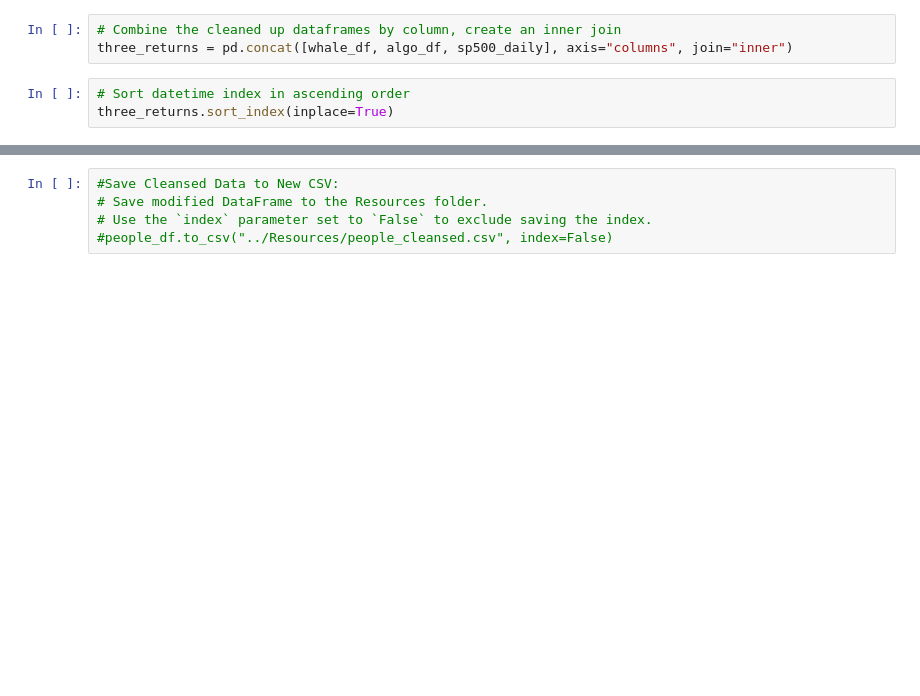
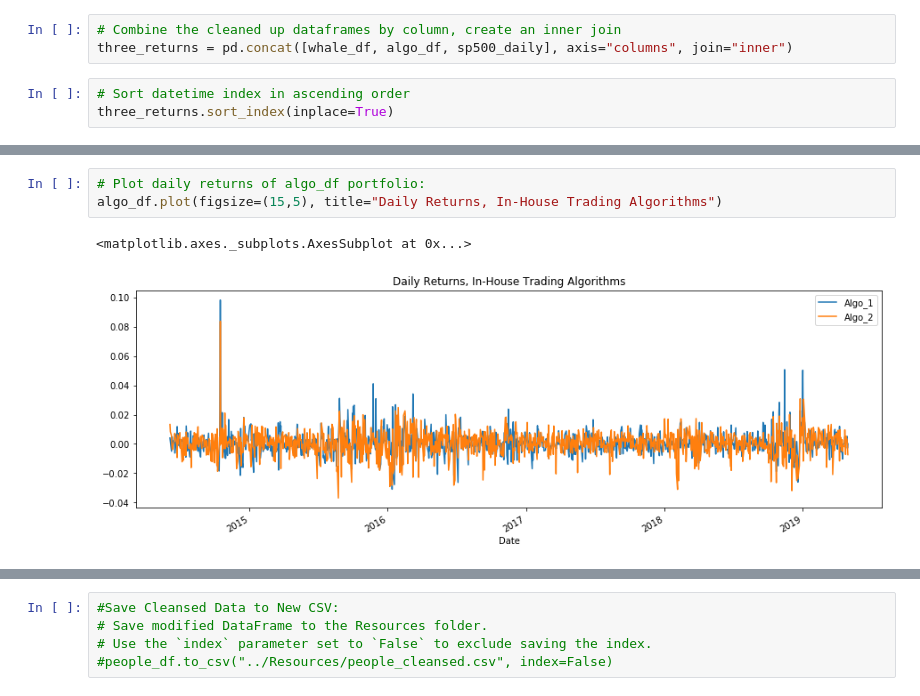
Before and after one commit to yrlbaker/Unit_4_HW, a Jupyter notebook: Whale_HW.ipynb, the cells around one changed output, grey strips where cells are left out. Cells and saved outputs as stored; diff of their text form; blank space fills up the shorter version.

```diff
--- a/Whale_HW.ipynb
+++ b/Whale_HW.ipynb
@@ -332,0 +358,6 @@ three_returns.head()
+# %%
+# Plot daily returns of algo_df portfolio:
+algo_df.plot(figsize=(15,5), title="Daily Returns, In-House Trading Algorithms")
+# %% [output]
+<matplotlib.axes._subplots.AxesSubplot at 0x...>
+[figure, added]
```
Also changed, not shown: parts of 7 cells of this notebook.
